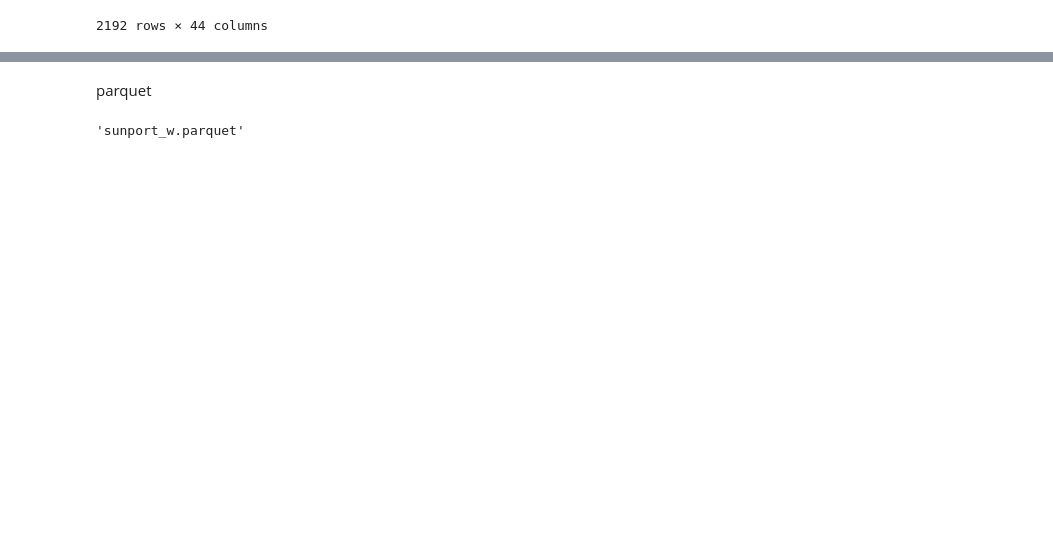
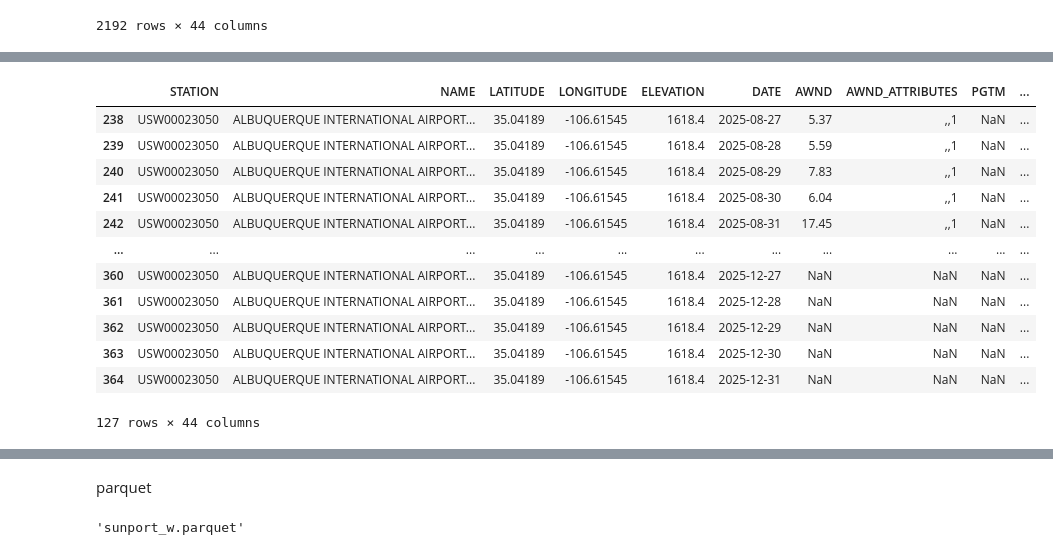
Before and after one commit to JuanReyesAn/Data-Science-Portfolio-C21, a Jupyter notebook: ABQ_Weather_2020_2025.ipynb, the cells around one changed output, grey strips where cells are left out. Drawn from its saved outputs; the diff is of its cells as text; code cells hidden in the pictures; blank space fills up the shorter version.

```diff
--- a/ABQ_Weather_2020_2025.ipynb
+++ b/ABQ_Weather_2020_2025.ipynb
@@ -208,0 +226,16 @@ sunport_w
+# %%
+sunport_w[sunport_w['TMAX_ATTRIBUTES'] == ',,1']
+# %% [output]
+|  | STATION | NAME | LATITUDE | LONGITUDE | ELEVATION | DATE | AWND | AWND_ATTRIBUTES | PGTM | ... |
+| 238 | USW00023050 | ALBUQUERQUE INTERNATIONAL AIRPORT... | 35.04189 | -106.61545 | 1618.4 | 2025-08-27 | 5.37 | ,,1 | NaN | ... |
+| 239 | USW00023050 | ALBUQUERQUE INTERNATIONAL AIRPORT... | 35.04189 | -106.61545 | 1618.4 | 2025-08-28 | 5.59 | ,,1 | NaN | ... |
+| 240 | USW00023050 | ALBUQUERQUE INTERNATIONAL AIRPORT... | 35.04189 | -106.61545 | 1618.4 | 2025-08-29 | 7.83 | ,,1 | NaN | ... |
+| 241 | USW00023050 | ALBUQUERQUE INTERNATIONAL AIRPORT... | 35.04189 | -106.61545 | 1618.4 | 2025-08-30 | 6.04 | ,,1 | NaN | ... |
+| 242 | USW00023050 | ALBUQUERQUE INTERNATIONAL AIRPORT... | 35.04189 | -106.61545 | 1618.4 | 2025-08-31 | 17.45 | ,,1 | NaN | ... |
+| ... | ... | ... | ... | ... | ... | ... | ... | ... | ... | ... |
+| 360 | USW00023050 | ALBUQUERQUE INTERNATIONAL AIRPORT... | 35.04189 | -106.61545 | 1618.4 | 2025-12-27 | NaN | NaN | NaN | ... |
+| 361 | USW00023050 | ALBUQUERQUE INTERNATIONAL AIRPORT... | 35.04189 | -106.61545 | 1618.4 | 2025-12-28 | NaN | NaN | NaN | ... |
+| 362 | USW00023050 | ALBUQUERQUE INTERNATIONAL AIRPORT... | 35.04189 | -106.61545 | 1618.4 | 2025-12-29 | NaN | NaN | NaN | ... |
+| 363 | USW00023050 | ALBUQUERQUE INTERNATIONAL AIRPORT... | 35.04189 | -106.61545 | 1618.4 | 2025-12-30 | NaN | NaN | NaN | ... |
+| 364 | USW00023050 | ALBUQUERQUE INTERNATIONAL AIRPORT... | 35.04189 | -106.61545 | 1618.4 | 2025-12-31 | NaN | NaN | NaN | ... |
+127 rows × 44 columns
```
Also changed, not shown: parts of 20 cells of this notebook.
